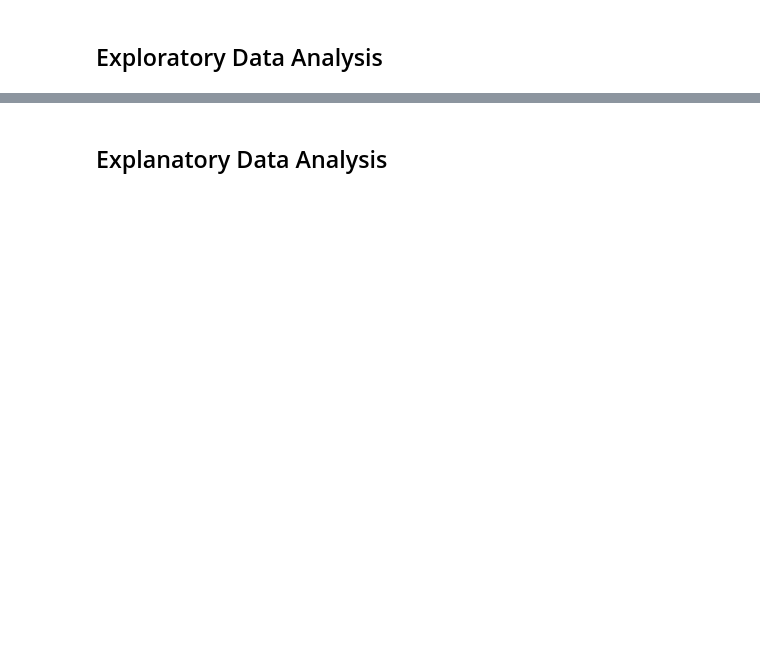
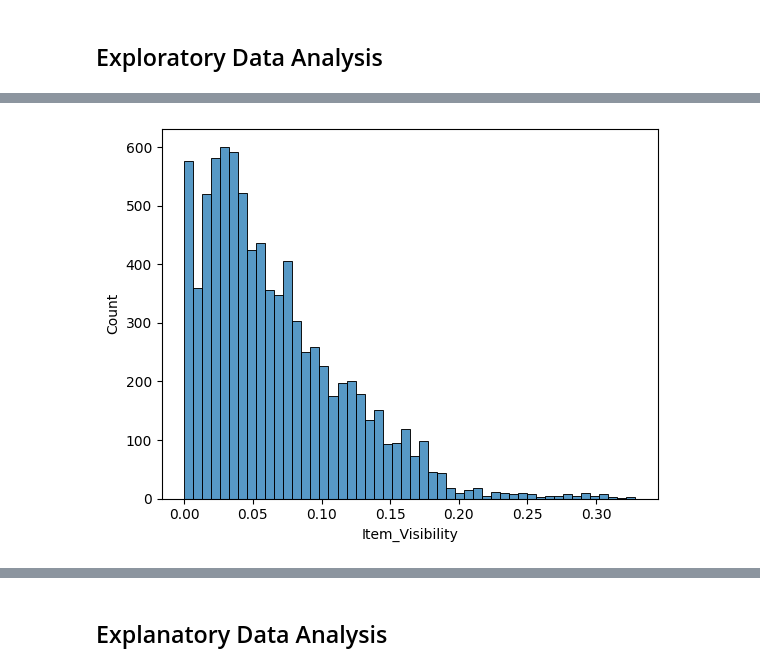
Before and after one commit to Sudo-CHRIS-dev/Prediction-of-Product-Sales, a Jupyter notebook: Project_1_Prediction_of_Product_Sales.ipynb, the cells around one changed output, grey strips where cells are left out. Saved outputs shown, nothing was run; the diff lists cells and outputs as text; code cells hidden in the pictures; blank space fills up the shorter version.

```diff
--- a/Project_1_Prediction_of_Product_Sales.ipynb
+++ b/Project_1_Prediction_of_Product_Sales.ipynb
@@ -212,0 +214,5 @@ For Item_Outlet_Sales column min: 33.29, max: 13086.9648, mean: 2181.28891357503
+# %%
+ax = sns.histplot(data = df_sales,
+                  x='Item_Visibility')
+# %% [output]
+[figure, added]
```
Also changed, not shown: parts of 22 cells of this notebook.
